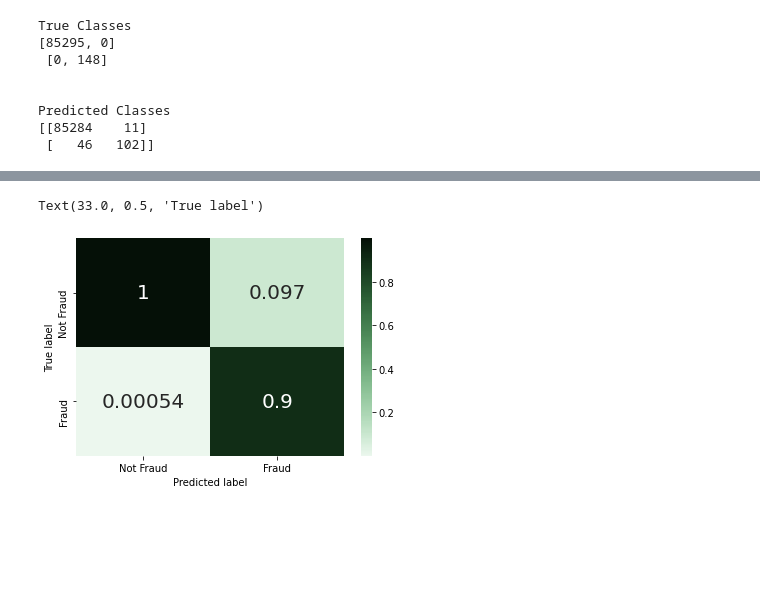
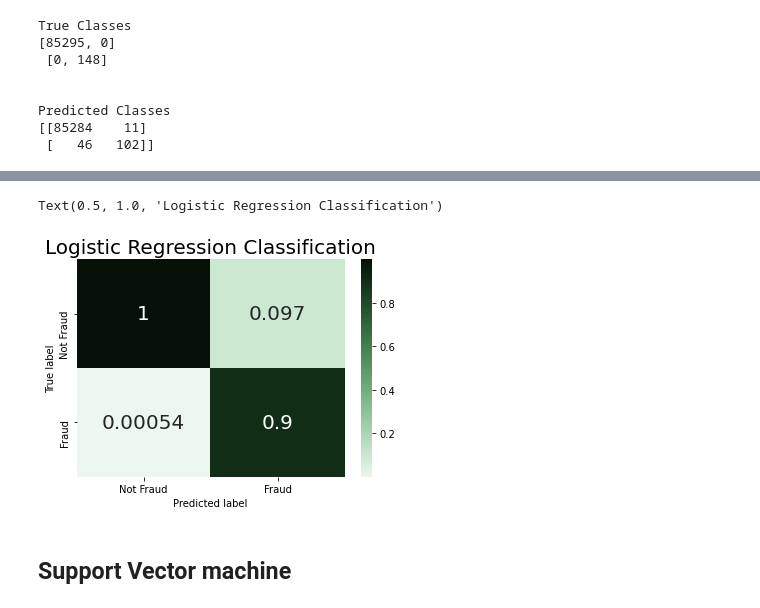
Before and after one commit to pierpaolododorico/credit_cart_frauds, a Jupyter notebook: notebooks/pierpaolo_parametric_models.ipynb, the cells around one changed output, grey strips where cells are left out. Saved outputs shown, nothing was run; the diff lists cells and outputs as text; code cells hidden in the pictures; blank space fills up the shorter version.

```diff
--- a/notebooks/pierpaolo_parametric_models.ipynb
+++ b/notebooks/pierpaolo_parametric_models.ipynb
@@ -114,7 +66,7 @@ Name: Class, dtype: int64
 # %%
 lr_model = LogisticRegression()
 lr_model.fit(x_train,y_train)
-pred = lr_model.predict(x_test)
+pred_lr = lr_model.predict(x_test)
 # %%
 print('True Classes')
 print([y_test.value_counts()[0],0],'\n' ,[0,y_test.value_counts()[1]])
@@ -131,13 +83,9 @@ Predicted Classes
 [[85284    11]
  [   46   102]]
 # %%
-cnf_matrix = confusion_matrix(y_test,pred)
+cnf_matrix = confusion_matrix(y_test,pred_lr)
 
-sns.heatmap(pd.DataFrame(cnf_matrix), annot=True, fmt='g')
-plt.ylabel('Actual Label')
-plt.xlabel('Predicted Label')
-
-print(classification_report(y_test,pred, target_names=['Non-fraud','Fraud']))
+print(classification_report(y_test,pred_lr, target_names=['Non-fraud','Fraud']))
 # %% [output]
               precision    recall  f1-score   support
 
@@ -151,14 +98,15 @@ weighted avg       1.00      1.00      1.00     85443
 # %%
 cm_marginal = cnf_matrix/cnf_matrix.sum(axis=0)
 
 sns.heatmap(cm_marginal,
             annot=True,
             annot_kws={"size": 20},
             cmap = sns.cubehelix_palette(start=2, rot=0, dark=0.05, light=.95, reverse=False, as_cmap=True),
             xticklabels=['Not Fraud', 'Fraud'],
             yticklabels=['Not Fraud', 'Fraud'])
 plt.xlabel("Predicted label")
 plt.ylabel("True label")
+plt.title("Logistic Regression Classification",fontsize=20)
 # %% [output]
-Text(33.0, 0.5, 'True label')
+Text(0.5, 1.0, 'Logistic Regression Classification')
-[figure, old version]
+[figure, new version]
@@ -166,0 +113,2 @@ Text(33.0, 0.5, 'True label')
+# %% [markdown]
+## Support Vector machine
```
Also changed, not shown: parts of 20 cells of this notebook, 1 other file.
